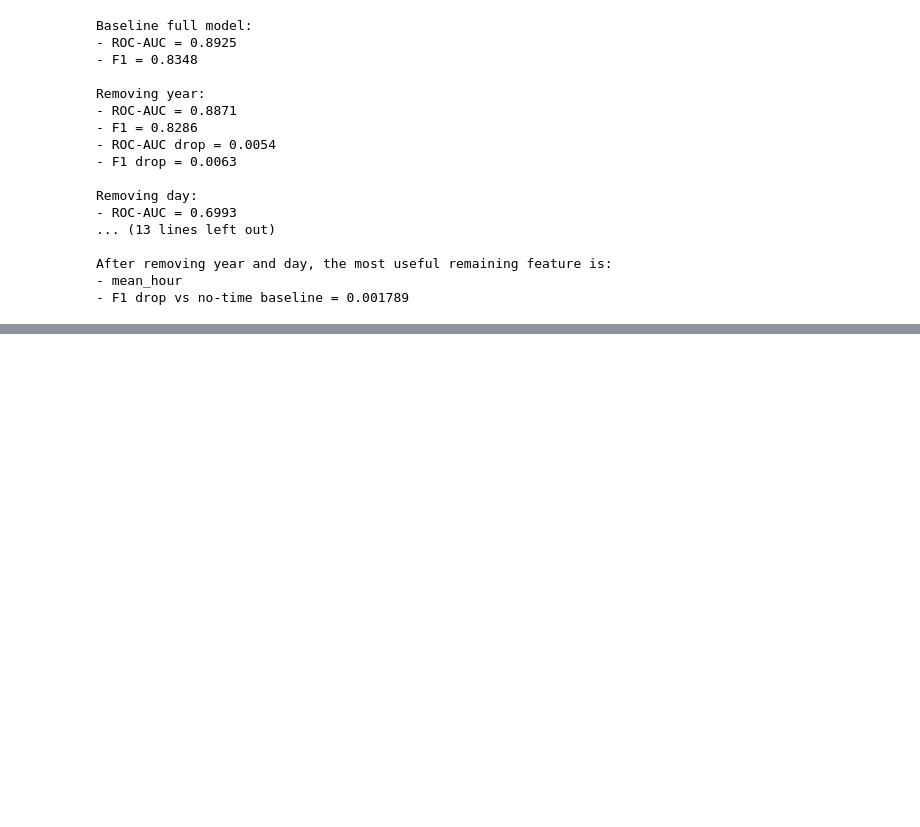
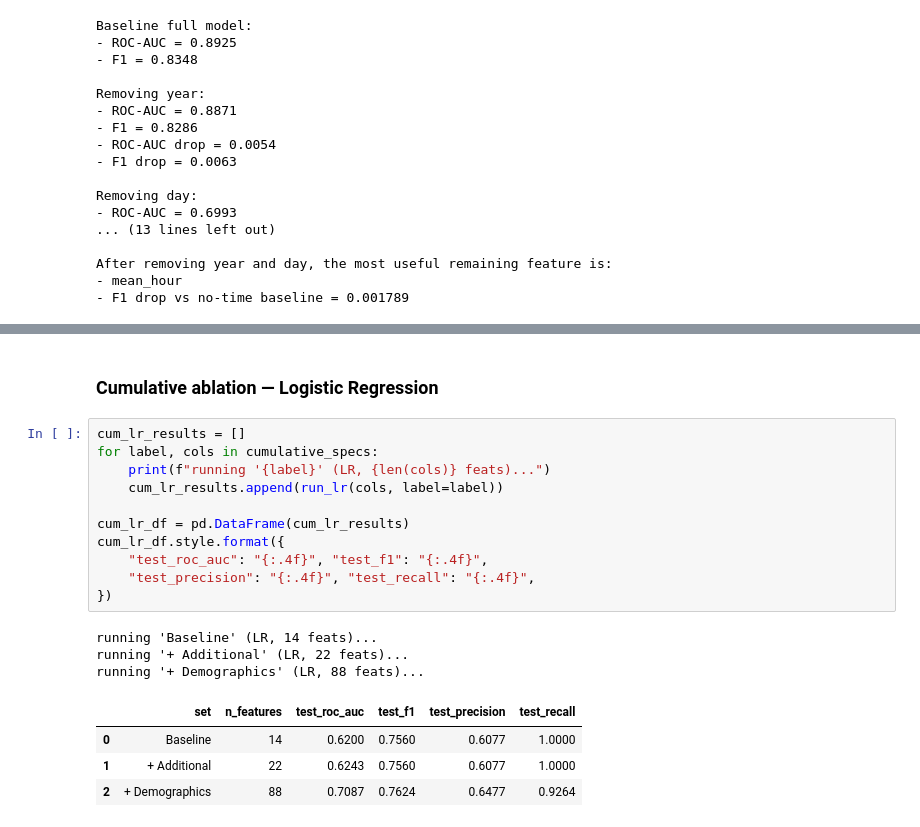
Before and after one commit to loicmisenta/CS-421-Project-learnavi, a Jupyter notebook: preprocess_eval.ipynb, the cells around one changed output, grey strips where cells are left out. Cells and saved outputs as stored; diff of their text form; blank space fills up the shorter version.

```diff
--- a/preprocess_eval.ipynb
+++ b/preprocess_eval.ipynb
@@ -1921,0 +2227,21 @@ After removing year and day, the most useful remaining feature is:
+# %% [markdown]
+### Cumulative ablation — Logistic Regression
+# %%
+cum_lr_results = []
+for label, cols in cumulative_specs:
+    print(f"running '{label}' (LR, {len(cols)} feats)...")
+    cum_lr_results.append(run_lr(cols, label=label))
+
+cum_lr_df = pd.DataFrame(cum_lr_results)
+cum_lr_df.style.format({
+    "test_roc_auc": "{:.4f}", "test_f1": "{:.4f}",
+    "test_precision": "{:.4f}", "test_recall": "{:.4f}",
+})
+# %% [output]
+running 'Baseline' (LR, 14 feats)...
+running '+ Additional' (LR, 22 feats)...
+running '+ Demographics' (LR, 88 feats)...
+|  | set | n_features | test_roc_auc | test_f1 | test_precision | test_recall |
+| 0 | Baseline | 14 | 0.6200 | 0.7560 | 0.6077 | 1.0000 |
+| 1 | + Additional | 22 | 0.6243 | 0.7560 | 0.6077 | 1.0000 |
+| 2 | + Demographics | 88 | 0.7087 | 0.7624 | 0.6477 | 0.9264 |
```
Also changed, not shown: parts of 20 cells of this notebook, 2 other files.
